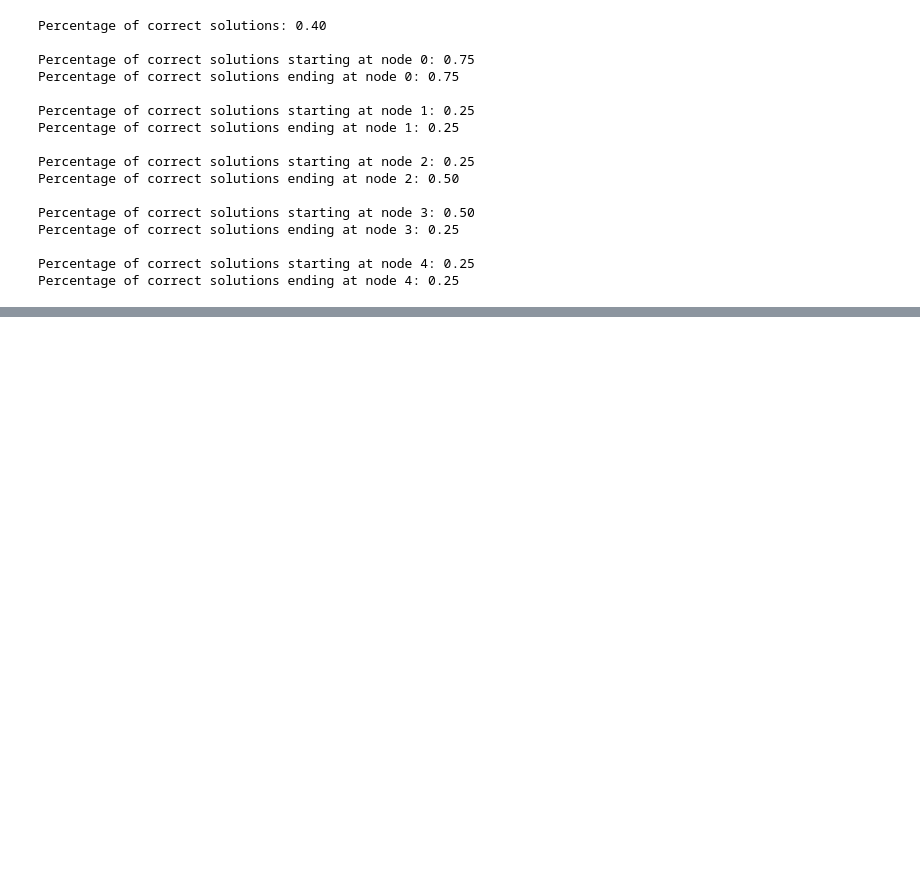
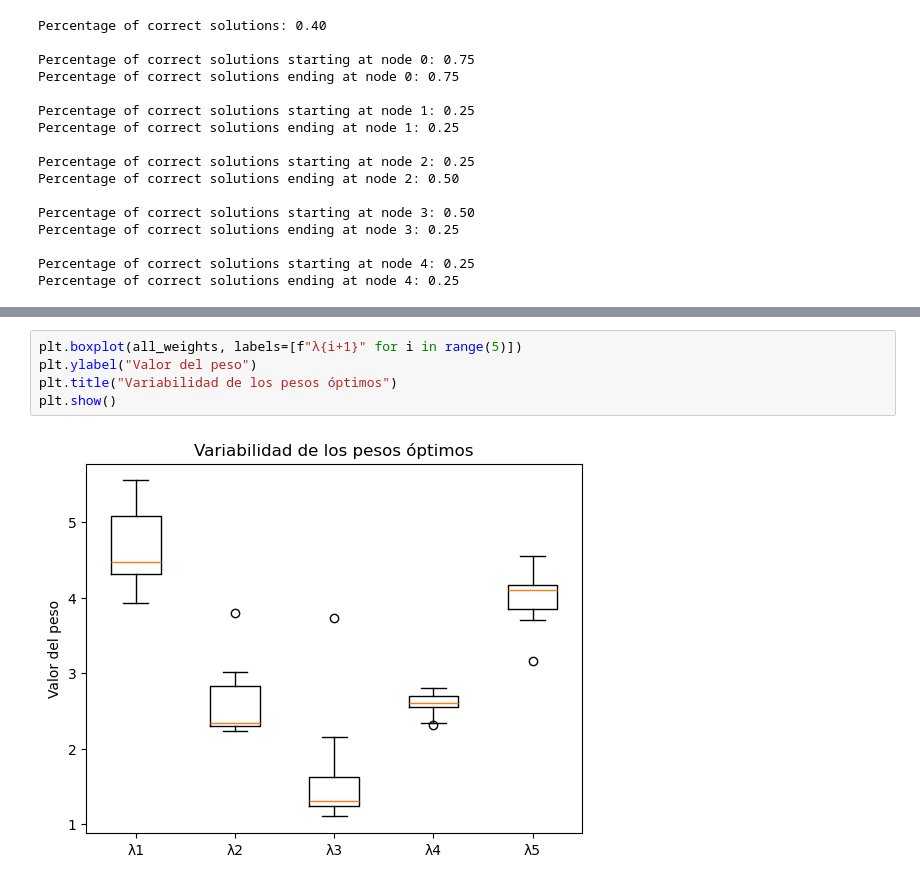
Before and after one commit to pasqal-io/Pasqal_Hackathon_Feb25_Team_03, a Jupyter notebook: Analysis_Optimized_Lambdas.ipynb, the cells around one changed output, grey strips where cells are left out. Saved outputs shown, nothing was run; the diff lists cells and outputs as text; blank space fills up the shorter version.

```diff
--- a/Analysis_Optimized_Lambdas.ipynb
+++ b/Analysis_Optimized_Lambdas.ipynb
@@ -171,0 +212,7 @@ Percentage of correct solutions ending at node 4: 1.00
+# %%
+plt.boxplot(all_weights, labels=[f"λ{i+1}" for i in range(5)])
+plt.ylabel("Valor del peso")
+plt.title("Variabilidad de los pesos óptimos")
+plt.show()
+# %% [output]
+[figure, added]
```
Also changed, not shown: parts of 5 cells of this notebook, 14 other files.
